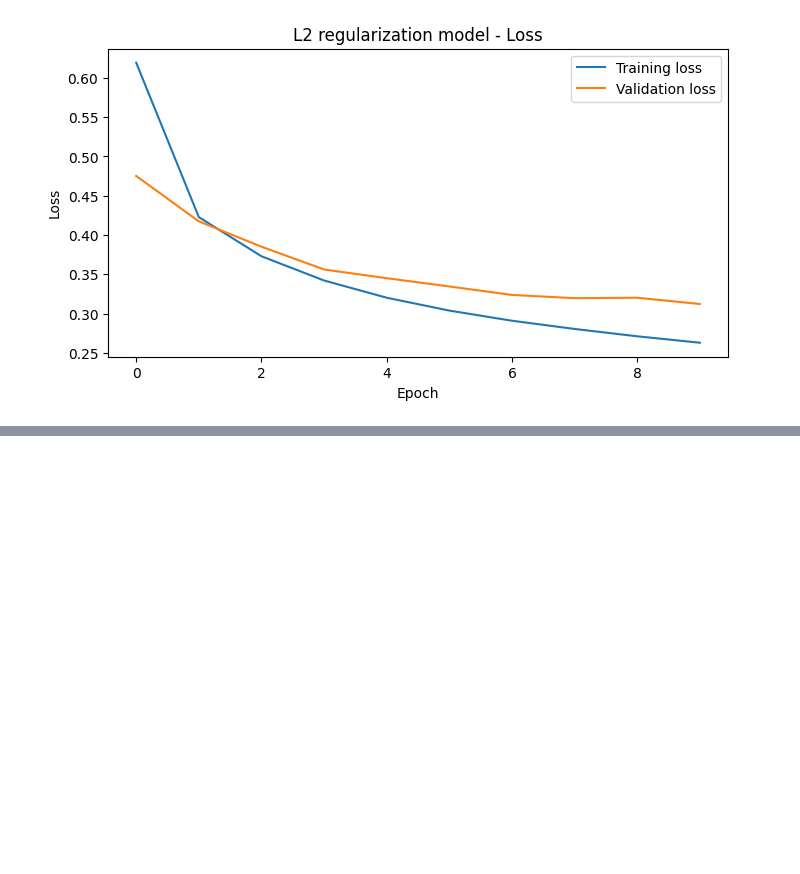
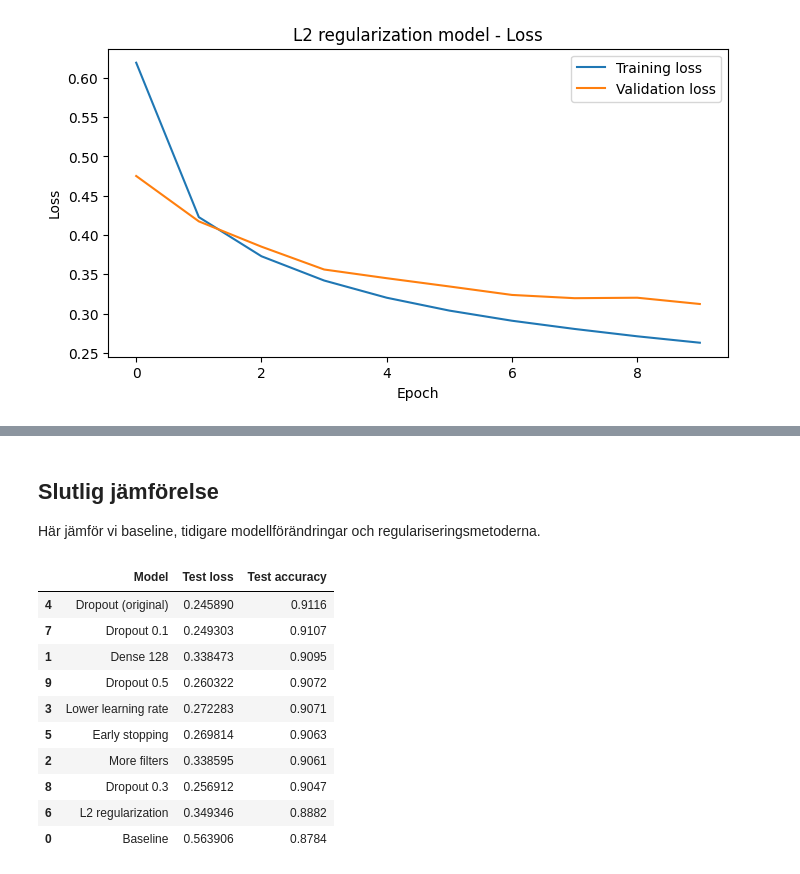
Before and after one commit to KevinCJohansson/Deep_learning, a Jupyter notebook: Notebook.ipynb, the cells around one changed output, grey strips where cells are left out. Saved outputs shown, nothing was run; the diff lists cells and outputs as text; code cells hidden in the pictures; blank space fills up the shorter version.

```diff
--- a/Notebook.ipynb
+++ b/Notebook.ipynb
@@ -833,0 +967,66 @@ L2 regularization test accuracy: 0.8881999850273132
+# %% [markdown]
+## Slutlig jämförelse
+
+Här jämför vi baseline, tidigare modellförändringar och regulariseringsmetoderna.
+# %%
+# Skapar en tabell som sammanfattar resultaten från alla experiment, inklusive baseline, de olika modellerna vi testat & resultaten från dropout-experimentet.
+final_results = pd.DataFrame({
+    "Model": [
+        "Baseline",
+        "Dense 128",
+        "More filters",
+        "Lower learning rate",
+        "Dropout (original)",
+        "Early stopping",
+        "L2 regularization"
+    ],
+    "Test loss": [
+        baseline_test_loss,
+        dense_128_test_loss,
+        more_filters_test_loss,
+        lower_lr_test_loss,
+        dropout_test_loss,
+        early_stop_test_loss,
+        l2_test_loss
+    ],
+    "Test accuracy": [
+        baseline_test_accuracy,
+        dense_128_test_accuracy,
+        more_filters_test_accuracy,
+        lower_lr_test_accuracy,
+        dropout_test_accuracy,
+        early_stop_test_accuracy,
+        l2_test_accuracy
+    ]
+})
+
+# Omstrukturera dropout-resultaten för att passa in i tabellen
+dropout_results_for_table = dropout_experiments_df.rename(columns={
+    "Dropout rate": "Model",
+    "Test loss": "Test loss",
+    "Test accuracy": "Test accuracy"
+})[["Model", "Test loss", "Test accuracy"]]
+
+dropout_results_for_table["Model"] = dropout_results_for_table["Model"].apply(
+    lambda x: f"Dropout {x}"
+)
+
+# Lägg till resultaten från extra dropout-experimentet i tabellen
+final_results = pd.concat(
+    [final_results, dropout_results_for_table],
+    ignore_index=True
+)
+# Kombinera alla resultat i en tabell och sortera efter test accuracy för att se vilka modeller som presterade bäst.
+final_results.sort_values("Test accuracy", ascending=False)
+# %% [output]
+|  | Model | Test loss | Test accuracy |
+| 4 | Dropout (original) | 0.245890 | 0.9116 |
+| 7 | Dropout 0.1 | 0.249303 | 0.9107 |
+| 1 | Dense 128 | 0.338473 | 0.9095 |
+| 9 | Dropout 0.5 | 0.260322 | 0.9072 |
+| 3 | Lower learning rate | 0.272283 | 0.9071 |
+| 5 | Early stopping | 0.269814 | 0.9063 |
+| 2 | More filters | 0.338595 | 0.9061 |
+| 8 | Dropout 0.3 | 0.256912 | 0.9047 |
+| 6 | L2 regularization | 0.349346 | 0.8882 |
+| 0 | Baseline | 0.563906 | 0.8784 |
```
Also changed, not shown: parts of 10 cells of this notebook.
